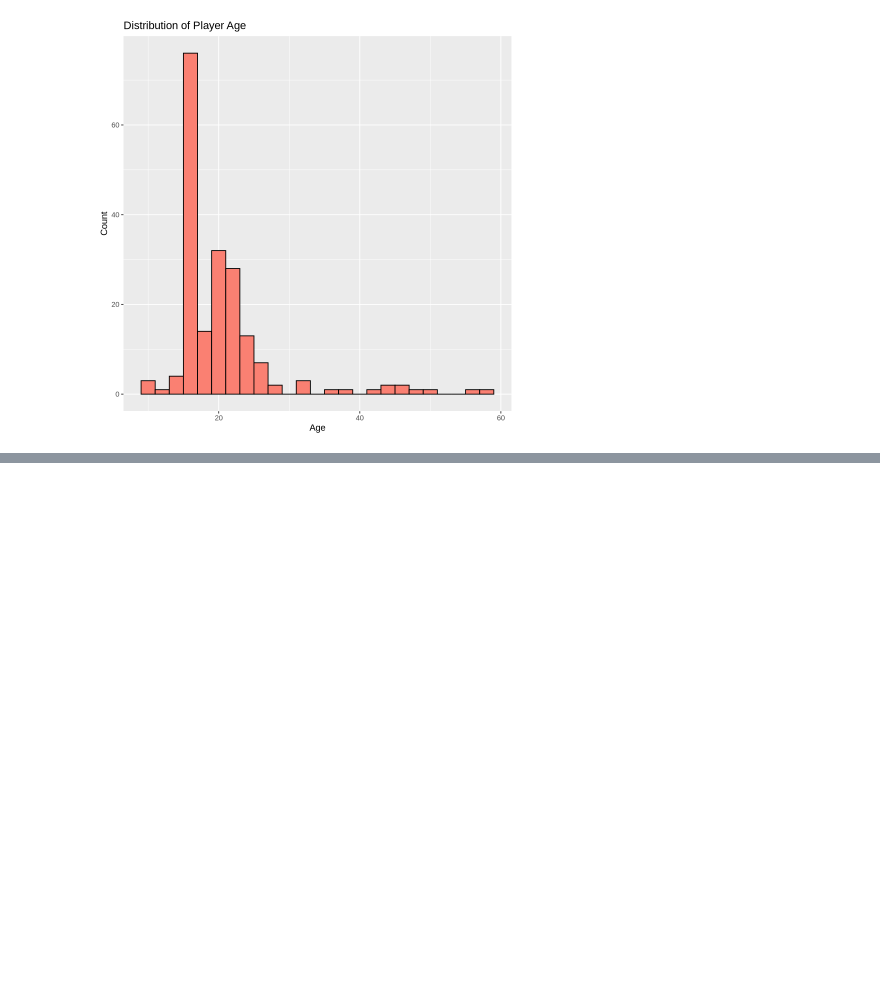
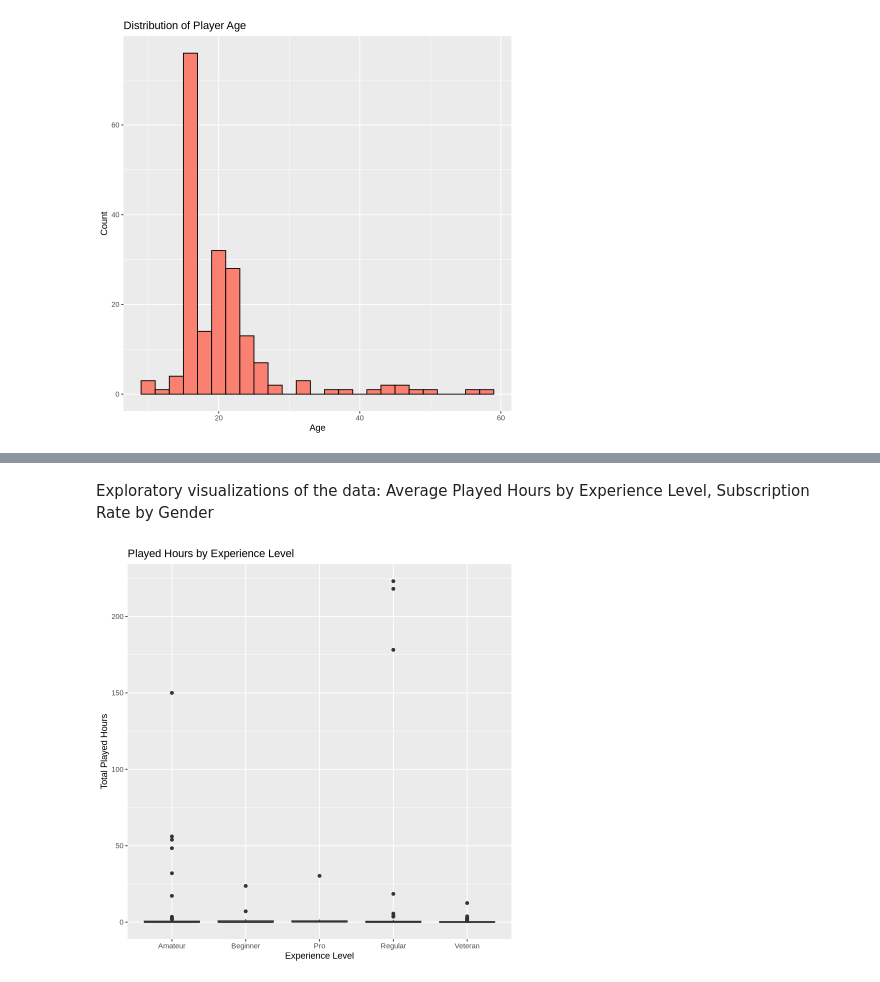
Before and after one commit to iliu0720/individual_planning_report, a Jupyter notebook: Individual_planning_repot.ipynb, the cells around one changed output, grey strips where cells are left out. Saved outputs shown, nothing was run; the diff lists cells and outputs as text; code cells hidden in the pictures; blank space fills up the shorter version.

```diff
--- a/Individual_planning_repot.ipynb
+++ b/Individual_planning_repot.ipynb
@@ -149,0 +196,16 @@ Datasets:
+# %%
+players <- players |>
+  mutate(
+    subscribe = as.factor(subscribe),
+    experience = as.factor(experience),
+    gender = as.factor(gender)
+  )
+sessions <- sessions |>
+    filter(!is.na(end_time), !is.na(original_end_time))
+players <- players |>
+  distinct(hashedEmail, .keep_all = TRUE)
+player_sessions <- sessions |>
+    inner_join(players, by = "hashedEmail")
+glimpse(players)
+glimpse(sessions)
+glimpse(player_sessions)
@@ -149,0 +242,12 @@ Datasets:
+# %% [markdown]
+Exploratory visualizations of the data:
+Average Played Hours by Experience Level,
+Subscription Rate by Gender
+# %%
+ggplot(players, aes(x = experience, y = played_hours)) +
+    geom_boxplot(fill = "lightblue") +
+    labs(title = "Played Hours by Experience Level",
+         x = "Experience Level",
+         y = "Total Played Hours")
+# %% [output]
+[figure, added]
```
Also changed, not shown: parts of 19 cells of this notebook.
